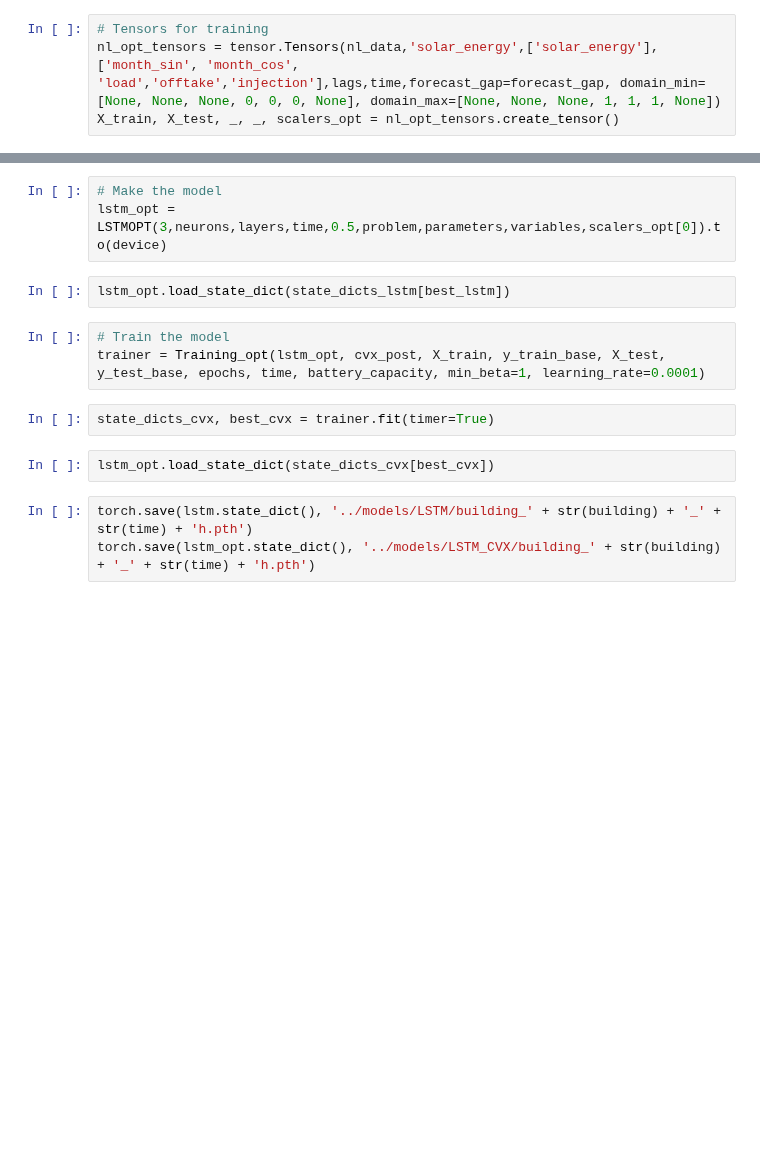
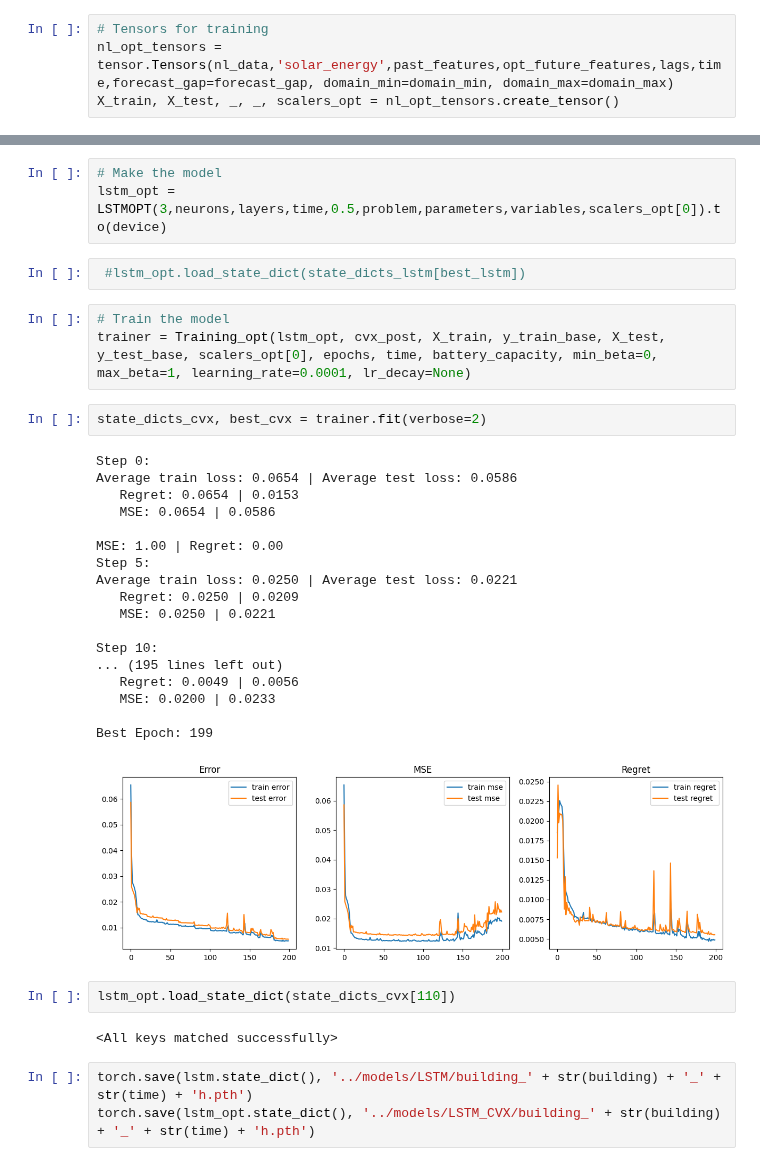
Before and after one commit to Joris-Dprtr/DFL_PVB, a Jupyter notebook: notebooks/MPC_main_notebook.ipynb, the cells around one changed output, grey strips where cells are left out. Cells and saved outputs as stored; diff of their text form; blank space fills up the shorter version.

```diff
--- a/notebooks/MPC_main_notebook.ipynb
+++ b/notebooks/MPC_main_notebook.ipynb
@@ -237,7 +272,7 @@ Next we make a model which integrates the optimization and the forecast. For thi
 ## Tensors
 # %%
 # Tensors for training
-nl_opt_tensors = tensor.Tensors(nl_data,'solar_energy',['solar_energy'],['month_sin', 'month_cos', 'load','offtake','injection'],lags,time,forecast_gap=forecast_gap, domain_min=[None, None, None, 0, 0, 0, None], domain_max=[None, None, None, 1, 1, 1, None])
+nl_opt_tensors = tensor.Tensors(nl_data,'solar_energy',past_features,opt_future_features,lags,time,forecast_gap=forecast_gap, domain_min=domain_min, domain_max=domain_max)
 X_train, X_test, _, _, scalers_opt = nl_opt_tensors.create_tensor()
 # %%
 # Here we use the initial battery states which we obtained earlier from running the previous optimization programs
@@ -317,14 +345,35 @@ cvx_post = CVXLayer(problem_post, parameters_post, variables_post)
 # Make the model
 lstm_opt = LSTMOPT(3,neurons,layers,time,0.5,problem,parameters,variables,scalers_opt[0]).to(device)
 # %%
-lstm_opt.load_state_dict(state_dicts_lstm[best_lstm])
+ #lstm_opt.load_state_dict(state_dicts_lstm[best_lstm])
 # %%
 # Train the model
-trainer = Training_opt(lstm_opt, cvx_post, X_train, y_train_base, X_test, y_test_base, epochs, time, battery_capacity, min_beta=1, learning_rate=0.0001)
+trainer = Training_opt(lstm_opt, cvx_post, X_train, y_train_base, X_test, y_test_base, scalers_opt[0], epochs, time, battery_capacity, min_beta=0, max_beta=1, learning_rate=0.0001, lr_decay=None)
 # %%
-state_dicts_cvx, best_cvx = trainer.fit(timer=True)
+state_dicts_cvx, best_cvx = trainer.fit(verbose=2)
+# %% [output]
+Step 0:
+Average train loss: 0.0654 | Average test loss: 0.0586
+   Regret: 0.0654 | 0.0153
+   MSE: 0.0654 | 0.0586
+
+MSE: 1.00 | Regret: 0.00
+Step 5:
+Average train loss: 0.0250 | Average test loss: 0.0221
+   Regret: 0.0250 | 0.0209
+   MSE: 0.0250 | 0.0221
+
+Step 10:
+... (195 lines left out)
+   Regret: 0.0049 | 0.0056
+   MSE: 0.0200 | 0.0233
+
+Best Epoch: 199
+[figure, added]
-# %%
-lstm_opt.load_state_dict(state_dicts_cvx[best_cvx])
+# %%
+lstm_opt.load_state_dict(state_dicts_cvx[110])
+# %% [output]
+<All keys matched successfully>
 # %%
 torch.save(lstm.state_dict(), '../models/LSTM/building_' + str(building) + '_' + str(time) + 'h.pth')
 torch.save(lstm_opt.state_dict(), '../models/LSTM_CVX/building_' + str(building) + '_' + str(time) + 'h.pth')
```
Also changed, not shown: parts of 24 cells of this notebook, 7 other files.
